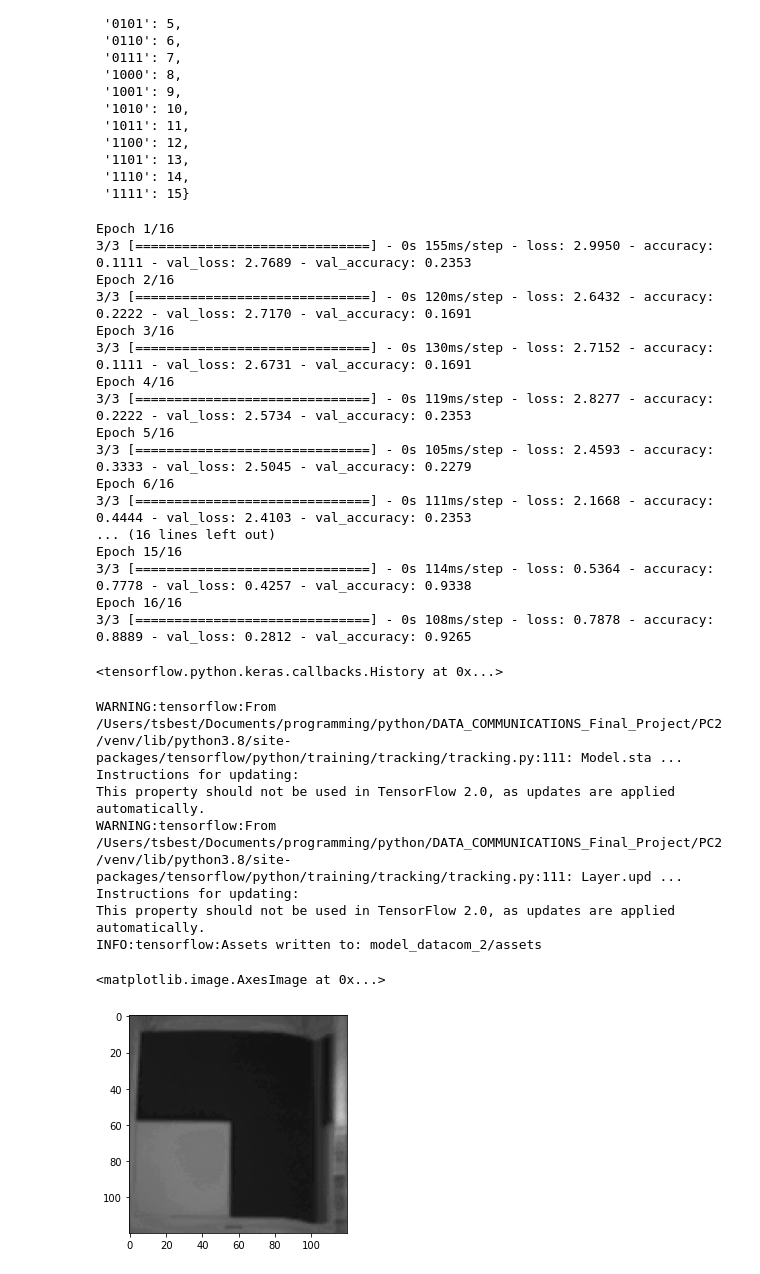
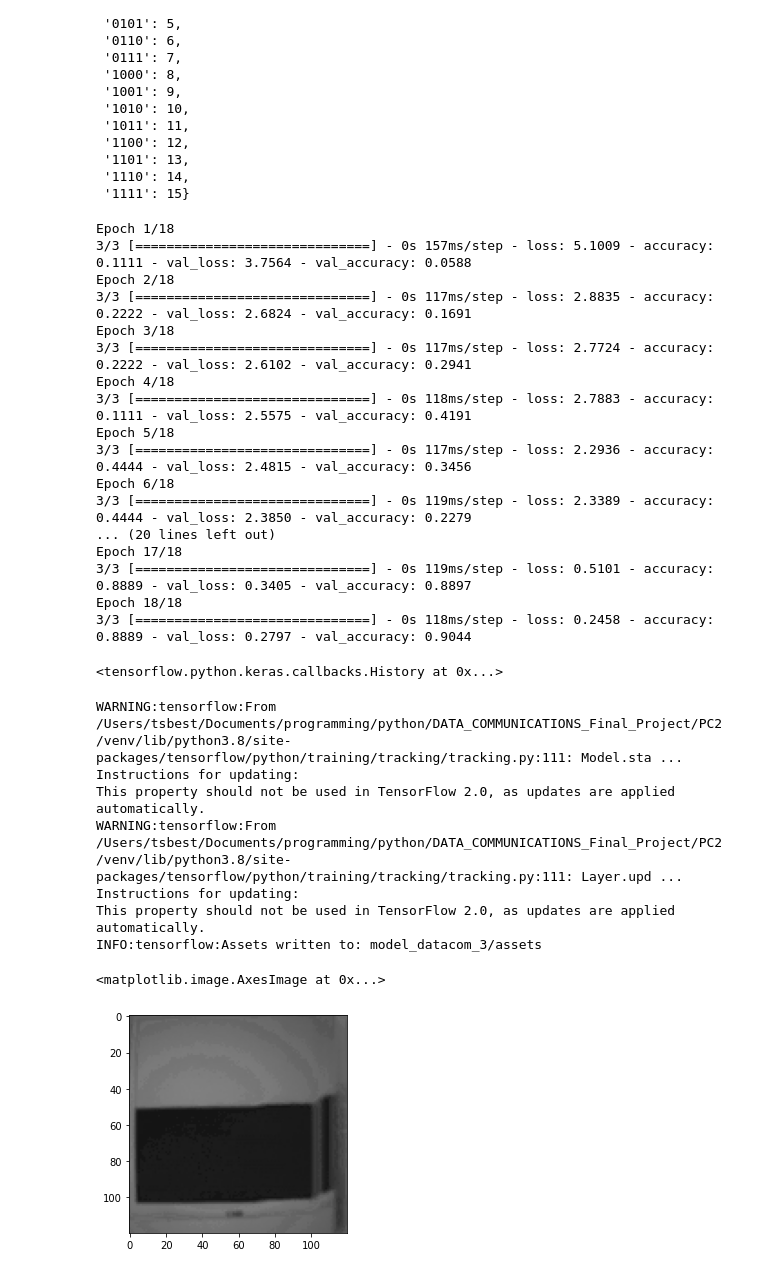
Before and after one commit to eXitHere/DATA_COMMUNICATIONS_Final_Project, a Jupyter notebook: PC2/create_model.ipynb, the cells around one changed output. Drawn from its saved outputs; the diff is of its cells as text; code cells hidden in the pictures.

```diff
--- a/PC2/create_model.ipynb
+++ b/PC2/create_model.ipynb
@@ -15,7 +15,7 @@ print(f'tensorflow version : {tf.__version__}')
 numpy version : 1.18.5
 tensorflow version : 2.3.1
 # %%
-path0111_11 = '../ML/images/train/0111/0111_11.bmp'
+path0111_11 = '../ML/images/train/0101/0101_16.bmp'
 img = image.load_img(path0111_11)
 plt.imshow(img)
 # %% [output]
@@ -76,29 +76,29 @@ model.compile(loss='categorical_crossentropy',
 # %%
 model.fit(train_dataset,
           steps_per_epoch=3,
-          epochs=16,
+          epochs=18,
           validation_data=validation_dataset)
 # %% [output]
-Epoch 1/16
-3/3 [==============================] - 0s 155ms/step - loss: 2.9950 - accuracy: 0.1111 - val_loss: 2.7689 - val_accuracy: 0.2353
-Epoch 2/16
-3/3 [==============================] - 0s 120ms/step - loss: 2.6432 - accuracy: 0.2222 - val_loss: 2.7170 - val_accuracy: 0.1691
-Epoch 3/16
-3/3 [==============================] - 0s 130ms/step - loss: 2.7152 - accuracy: 0.1111 - val_loss: 2.6731 - val_accuracy: 0.1691
-Epoch 4/16
-3/3 [==============================] - 0s 119ms/step - loss: 2.8277 - accuracy: 0.2222 - val_loss: 2.5734 - val_accuracy: 0.2353
-Epoch 5/16
-3/3 [==============================] - 0s 105ms/step - loss: 2.4593 - accuracy: 0.3333 - val_loss: 2.5045 - val_accuracy: 0.2279
-Epoch 6/16
-3/3 [==============================] - 0s 111ms/step - loss: 2.1668 - accuracy: 0.4444 - val_loss: 2.4103 - val_accuracy: 0.2353
-... (16 lines left out)
-Epoch 15/16
-3/3 [==============================] - 0s 114ms/step - loss: 0.5364 - accuracy: 0.7778 - val_loss: 0.4257 - val_accuracy: 0.9338
-Epoch 16/16
-3/3 [==============================] - 0s 108ms/step - loss: 0.7878 - accuracy: 0.8889 - val_loss: 0.2812 - val_accuracy: 0.9265
+Epoch 1/18
+3/3 [==============================] - 0s 157ms/step - loss: 5.1009 - accuracy: 0.1111 - val_loss: 3.7564 - val_accuracy: 0.0588
+Epoch 2/18
+3/3 [==============================] - 0s 117ms/step - loss: 2.8835 - accuracy: 0.2222 - val_loss: 2.6824 - val_accuracy: 0.1691
+Epoch 3/18
+3/3 [==============================] - 0s 117ms/step - loss: 2.7724 - accuracy: 0.2222 - val_loss: 2.6102 - val_accuracy: 0.2941
+Epoch 4/18
+3/3 [==============================] - 0s 118ms/step - loss: 2.7883 - accuracy: 0.1111 - val_loss: 2.5575 - val_accuracy: 0.4191
+Epoch 5/18
+3/3 [==============================] - 0s 117ms/step - loss: 2.2936 - accuracy: 0.4444 - val_loss: 2.4815 - val_accuracy: 0.3456
+Epoch 6/18
+3/3 [==============================] - 0s 119ms/step - loss: 2.3389 - accuracy: 0.4444 - val_loss: 2.3850 - val_accuracy: 0.2279
+... (20 lines left out)
+Epoch 17/18
+3/3 [==============================] - 0s 119ms/step - loss: 0.5101 - accuracy: 0.8889 - val_loss: 0.3405 - val_accuracy: 0.8897
+Epoch 18/18
+3/3 [==============================] - 0s 118ms/step - loss: 0.2458 - accuracy: 0.8889 - val_loss: 0.2797 - val_accuracy: 0.9044
 <tensorflow.python.keras.callbacks.History at 0x...>
 # %%
-model.save('model_datacom_2')
+model.save('model_datacom_3')
 # %% [output]
 WARNING:tensorflow:From /Users/tsbest/Documents/programming/python/DATA_COMMUNICATIONS_Final_Project/PC2/venv/lib/python3.8/site-packages/tensorflow/python/training/tracking/tracking.py:111: Model.sta ...
 Instructions for updating:
@@ -106,15 +106,15 @@ This property should not be used in TensorFlow 2.0, as updates are applied autom
 WARNING:tensorflow:From /Users/tsbest/Documents/programming/python/DATA_COMMUNICATIONS_Final_Project/PC2/venv/lib/python3.8/site-packages/tensorflow/python/training/tracking/tracking.py:111: Layer.upd ...
 Instructions for updating:
 This property should not be used in TensorFlow 2.0, as updates are applied automatically.
-INFO:tensorflow:Assets written to: model_datacom_2/assets
+INFO:tensorflow:Assets written to: model_datacom_3/assets
 # %%
 # test_path = '../ML/images/train/0101/0101__5.bmp'
-test_path = '../ML/images/train/0010/0010_19.bmp'
+test_path = '../ML/images/train/1100/1100_12.bmp'
 test_img = image.load_img(test_path)
 plt.imshow(test_img)
 # %% [output]
 <matplotlib.image.AxesImage at 0x...>
-[figure, old version]
+[figure, new version]
 # %%
 array_test_img = image.img_to_array(test_img)
 array_test_img = np.expand_dims(array_test_img,axis=0)
```
Also changed, not shown: parts of 6 cells of this notebook, 2 other files.
